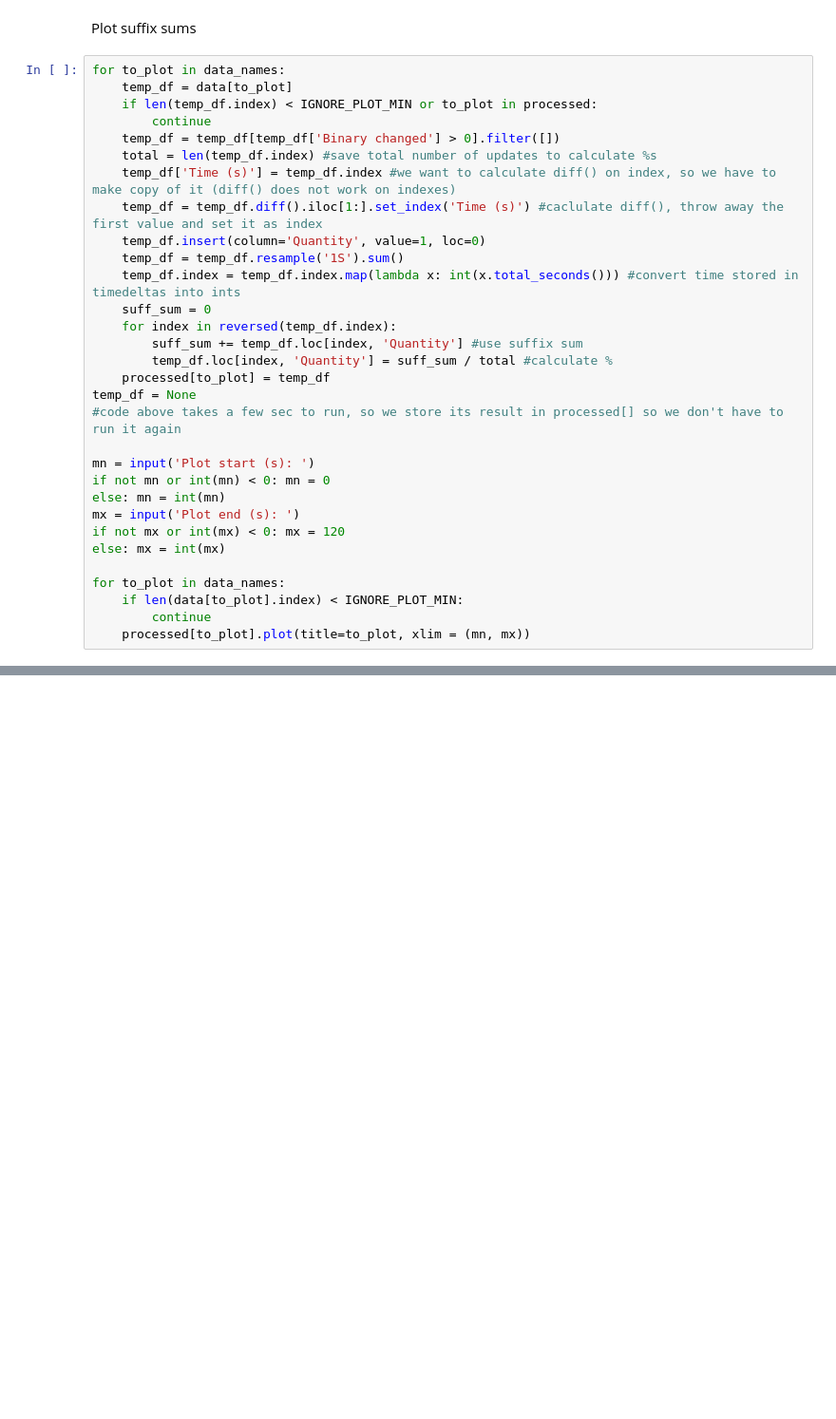
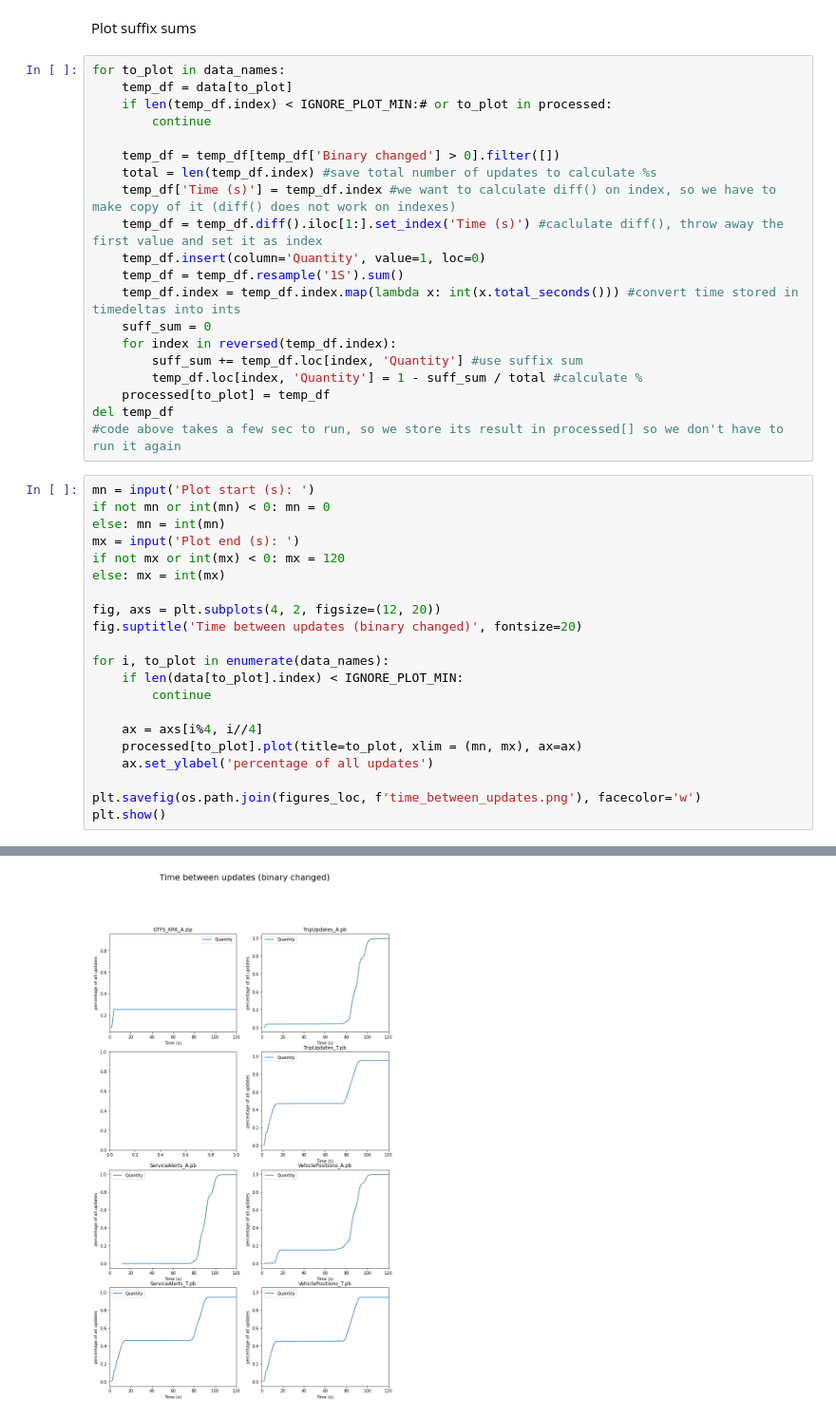
Before and after one commit to remilvus/PublicTransportAnalysis, a Jupyter notebook: notebooks/FTP_data_visualisation.ipynb, the cells around one changed output, grey strips where cells are left out. Shown: that part at 95% size. Drawn from its saved outputs; the diff is of its cells as text; blank space fills up the shorter version.

```diff
--- a/notebooks/FTP_data_visualisation.ipynb
+++ b/notebooks/FTP_data_visualisation.ipynb
@@ -47,8 +59,9 @@ Plot suffix sums
 # %%
 for to_plot in data_names:
     temp_df = data[to_plot]
-    if len(temp_df.index) < IGNORE_PLOT_MIN or to_plot in processed:
+    if len(temp_df.index) < IGNORE_PLOT_MIN:# or to_plot in processed:
         continue
+
     temp_df = temp_df[temp_df['Binary changed'] > 0].filter([])
     total = len(temp_df.index) #save total number of updates to calculate %s
     temp_df['Time (s)'] = temp_df.index #we want to calculate diff() on index, so we have to make copy of it (diff() does not work on indexes)
@@ -59,19 +72,29 @@ for to_plot in data_names:
     suff_sum = 0
     for index in reversed(temp_df.index):
         suff_sum += temp_df.loc[index, 'Quantity'] #use suffix sum
-        temp_df.loc[index, 'Quantity'] = suff_sum / total #calculate %
+        temp_df.loc[index, 'Quantity'] = 1 - suff_sum / total #calculate %
     processed[to_plot] = temp_df
-temp_df = None
+del temp_df
 #code above takes a few sec to run, so we store its result in processed[] so we don't have to run it again
-
-mn = input('Plot start (s): ')
-if not mn or int(mn) < 0: mn = 0
-else: mn = int(mn)
-mx = input('Plot end (s): ')
-if not mx or int(mx) < 0: mx = 120
-else: mx = int(mx)
-
-for to_plot in data_names:
-    if len(data[to_plot].index) < IGNORE_PLOT_MIN:
-        continue
-    processed[to_plot].plot(title=to_plot, xlim = (mn, mx))
+# %%
+mn = input('Plot start (s): ')
+if not mn or int(mn) < 0: mn = 0
+else: mn = int(mn)
+mx = input('Plot end (s): ')
+if not mx or int(mx) < 0: mx = 120
+else: mx = int(mx)
+
+fig, axs = plt.subplots(4, 2, figsize=(12, 20))
+fig.suptitle('Time between updates (binary changed)', fontsize=20)
+
+for i, to_plot in enumerate(data_names):
+    if len(data[to_plot].index) < IGNORE_PLOT_MIN:
+        continue
+
+    ax = axs[i%4, i//4]
+    processed[to_plot].plot(title=to_plot, xlim = (mn, mx), ax=ax)
+    ax.set_ylabel('percentage of all updates')
+
+plt.savefig(os.path.join(figures_loc, f'time_between_updates.png'), facecolor='w')
+plt.show()
+# %% [output]
@@ -77,0 +103 @@ for to_plot in data_names:
+[figure, added]
```
Also changed, not shown: parts of 3 cells of this notebook.
